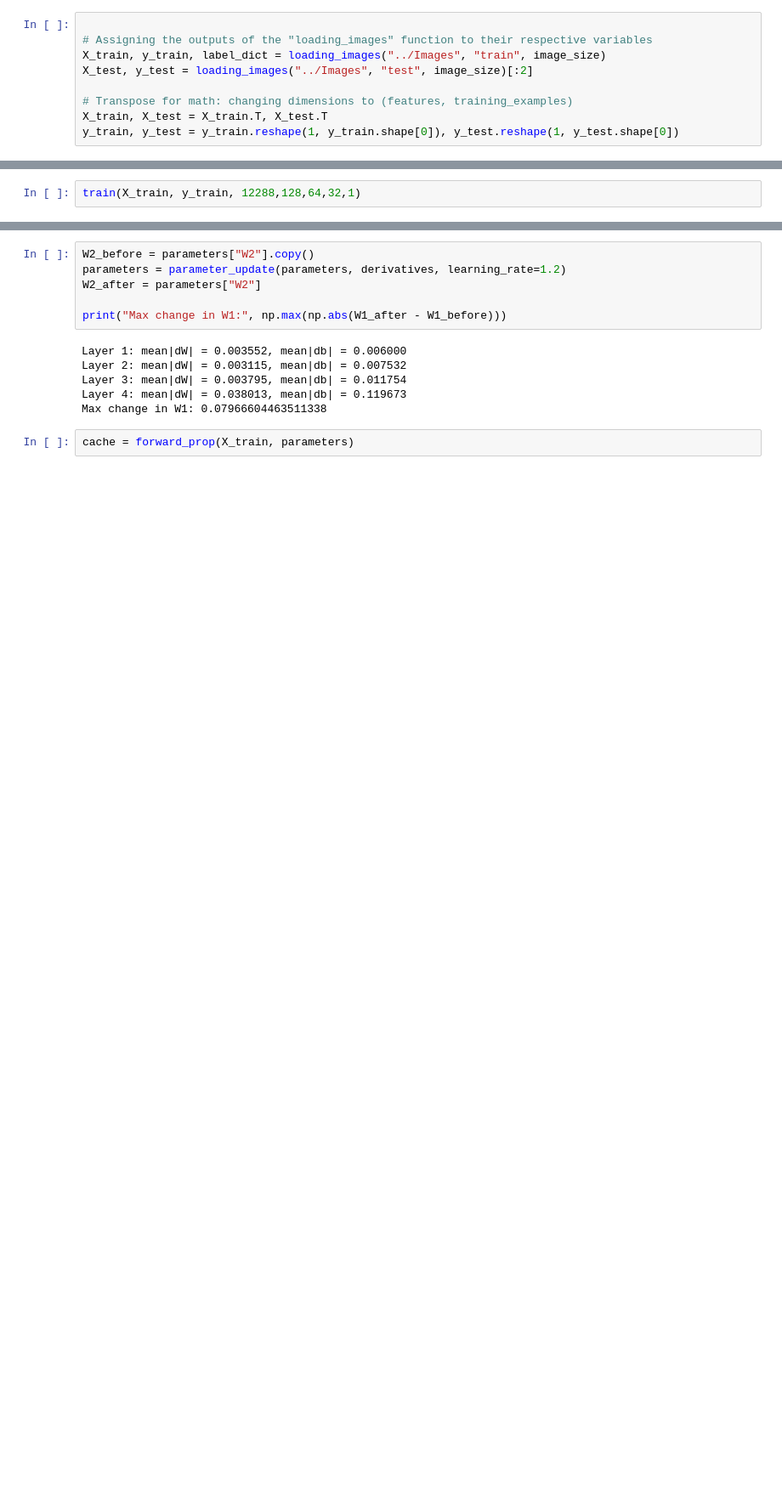
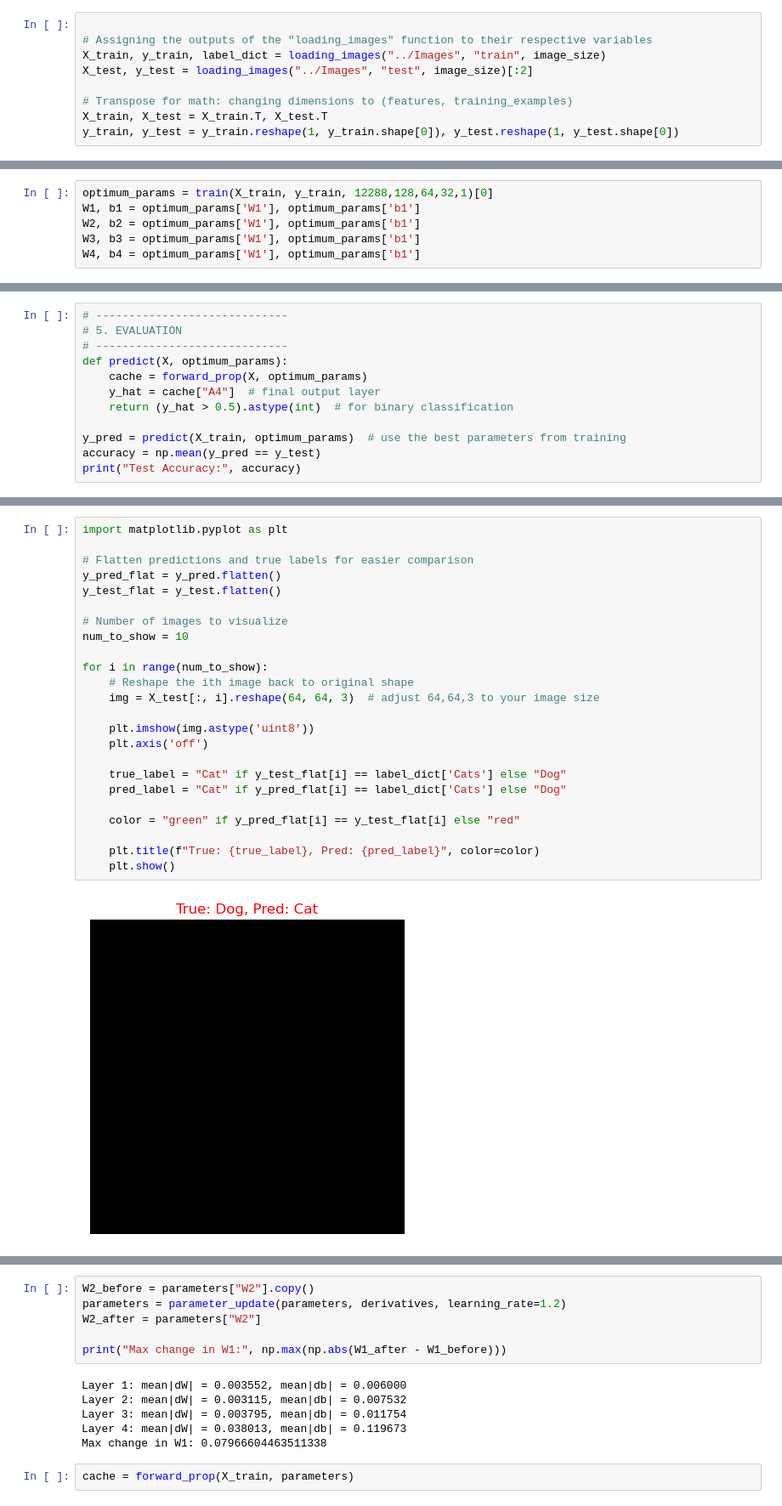
Before and after one commit to AnovuyoNotsonono/Image_clasiffier, a Jupyter notebook: image_clasifier.ipynb, the cells around one changed output, grey strips where cells are left out. Shown: that part at 85% size. Cells and saved outputs as stored; diff of their text form; blank space fills up the shorter version.

Commit message:
Included a code for plotting the cost over epoch graph to track the change in loss. Evaluated the model

```diff
--- a/image_clasifier.ipynb
+++ b/image_clasifier.ipynb
@@ -259,5 +260,3 @@ def train(X, y, input_size, hidden_1, hidden_2, hidden_3, output_size, epochs=15
             best_params = {k: v.copy() for k, v in parameters.items()}
 
     return best_params, costs
-# %%
-train(X_train, y_train, 12288,128,64,32,1)
@@ -311,0 +274,6 @@ parameters=parameter_init(12288,128,64,32,1)
+# %%
+optimum_params = train(X_train, y_train, 12288,128,64,32,1)[0]
+W1, b1 = optimum_params['W1'], optimum_params['b1']
+W2, b2 = optimum_params['W1'], optimum_params['b1']
+W3, b3 = optimum_params['W1'], optimum_params['b1']
+W4, b4 = optimum_params['W1'], optimum_params['b1']
@@ -311,0 +294,12 @@ parameters=parameter_init(12288,128,64,32,1)
+# %%
+# -----------------------------
+# 5. EVALUATION
+# -----------------------------
+def predict(X, optimum_params):
+    cache = forward_prop(X, optimum_params)
+    y_hat = cache["A4"]  # final output layer
+    return (y_hat > 0.5).astype(int)  # for binary classification
+
+y_pred = predict(X_train, optimum_params)  # use the best parameters from training
+accuracy = np.mean(y_pred == y_test)
+print("Test Accuracy:", accuracy)
@@ -311,0 +308,26 @@ parameters=parameter_init(12288,128,64,32,1)
+# %%
+import matplotlib.pyplot as plt
+
+# Flatten predictions and true labels for easier comparison
+y_pred_flat = y_pred.flatten()
+y_test_flat = y_test.flatten()
+
+# Number of images to visualize
+num_to_show = 10
+
+for i in range(num_to_show):
+    # Reshape the ith image back to original shape
+    img = X_test[:, i].reshape(64, 64, 3)  # adjust 64,64,3 to your image size
+
+    plt.imshow(img.astype('uint8'))
+    plt.axis('off')
+
+    true_label = "Cat" if y_test_flat[i] == label_dict['Cats'] else "Dog"
+    pred_label = "Cat" if y_pred_flat[i] == label_dict['Cats'] else "Dog"
+
+    color = "green" if y_pred_flat[i] == y_test_flat[i] else "red"
+
+    plt.title(f"True: {true_label}, Pred: {pred_label}", color=color)
+    plt.show()
+# %% [output]
+[figure, added]
```
Also changed, not shown: parts of 8 cells of this notebook.
